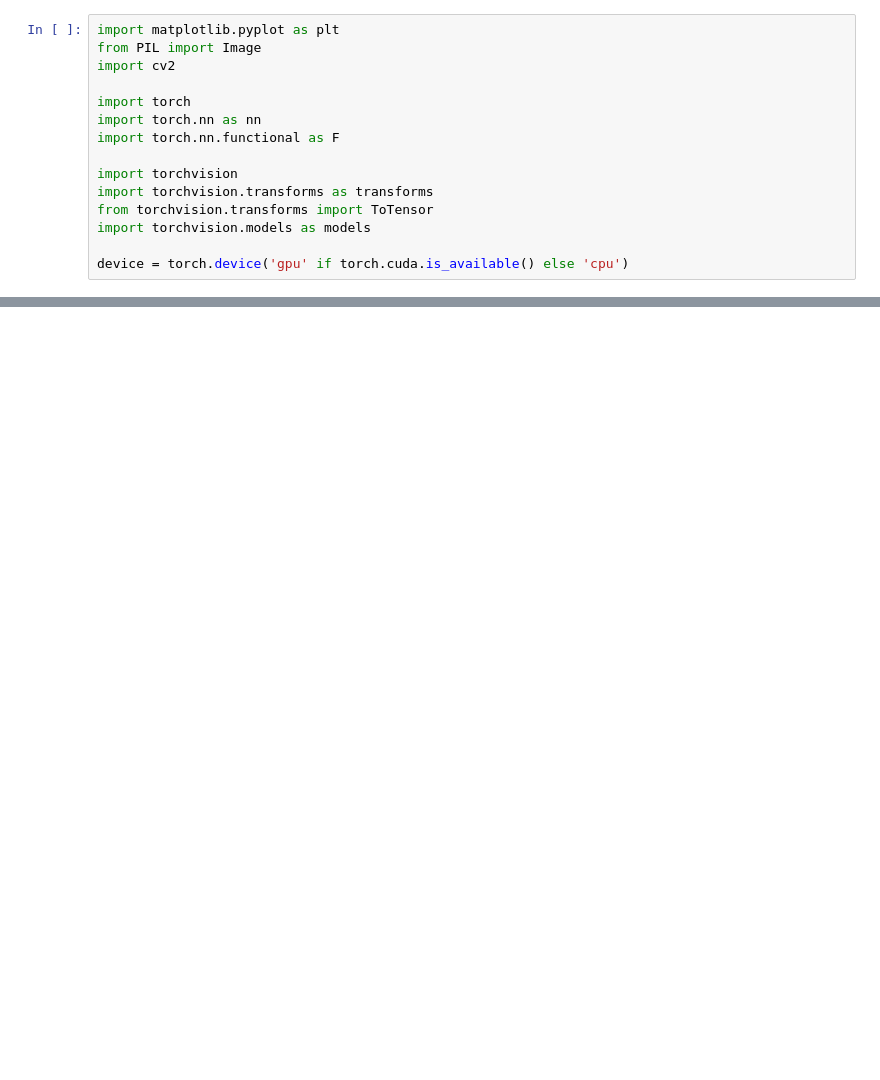
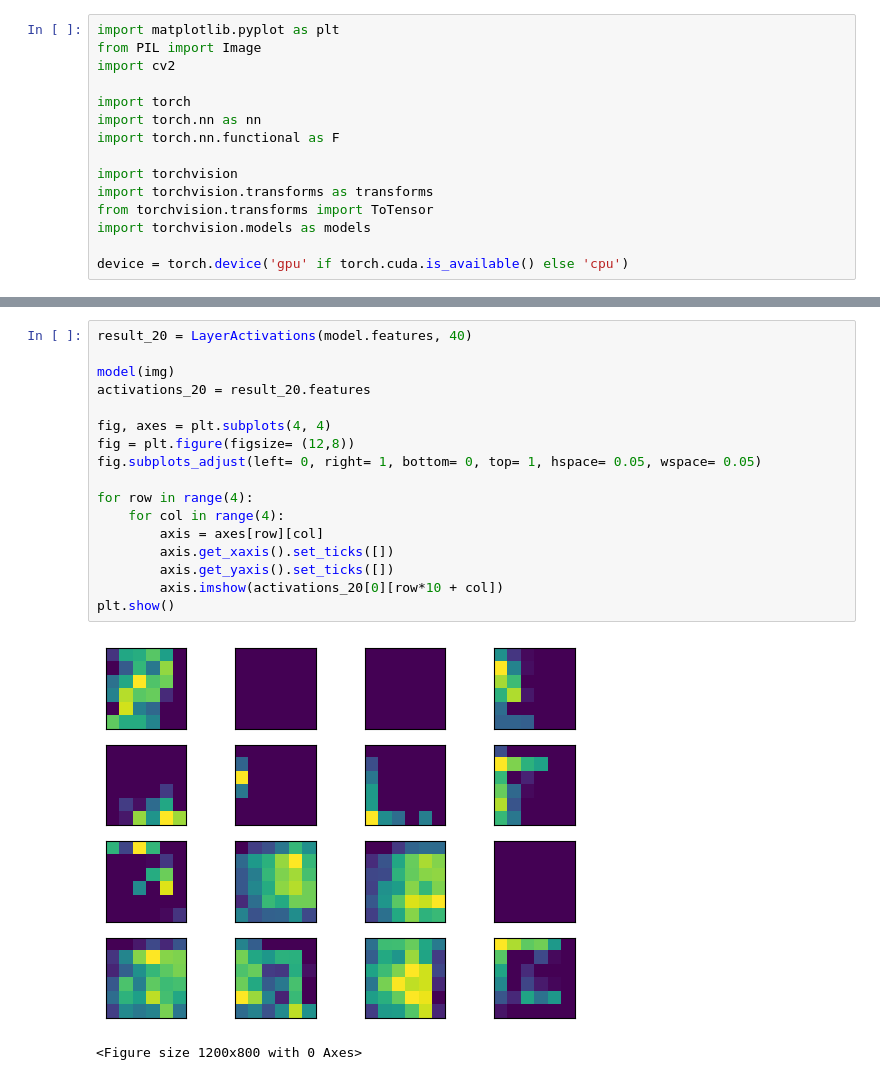
Before and after one commit to Ino0513/DL_Pytorch, a Jupyter notebook: chap05/Chap05_4_feature_map.ipynb, the cells around one changed output, grey strips where cells are left out. Cells and saved outputs as stored; diff of their text form; blank space fills up the shorter version.

```diff
--- a/chap05/Chap05_4_feature_map.ipynb
+++ b/chap05/Chap05_4_feature_map.ipynb
@@ -96,0 +174,20 @@ class XAI(torch.nn.Module):
+# %%
+result_20 = LayerActivations(model.features, 40)
+
+model(img)
+activations_20 = result_20.features
+
+fig, axes = plt.subplots(4, 4)
+fig = plt.figure(figsize= (12,8))
+fig.subplots_adjust(left= 0, right= 1, bottom= 0, top= 1, hspace= 0.05, wspace= 0.05)
+
+for row in range(4):
+    for col in range(4):
+        axis = axes[row][col]
+        axis.get_xaxis().set_ticks([])
+        axis.get_yaxis().set_ticks([])
+        axis.imshow(activations_20[0][row*10 + col])
+plt.show()
+# %% [output]
+[figure, added]
+<Figure size 1200x800 with 0 Axes>
```
Also changed, not shown: parts of 5 cells of this notebook, 1 other file.
